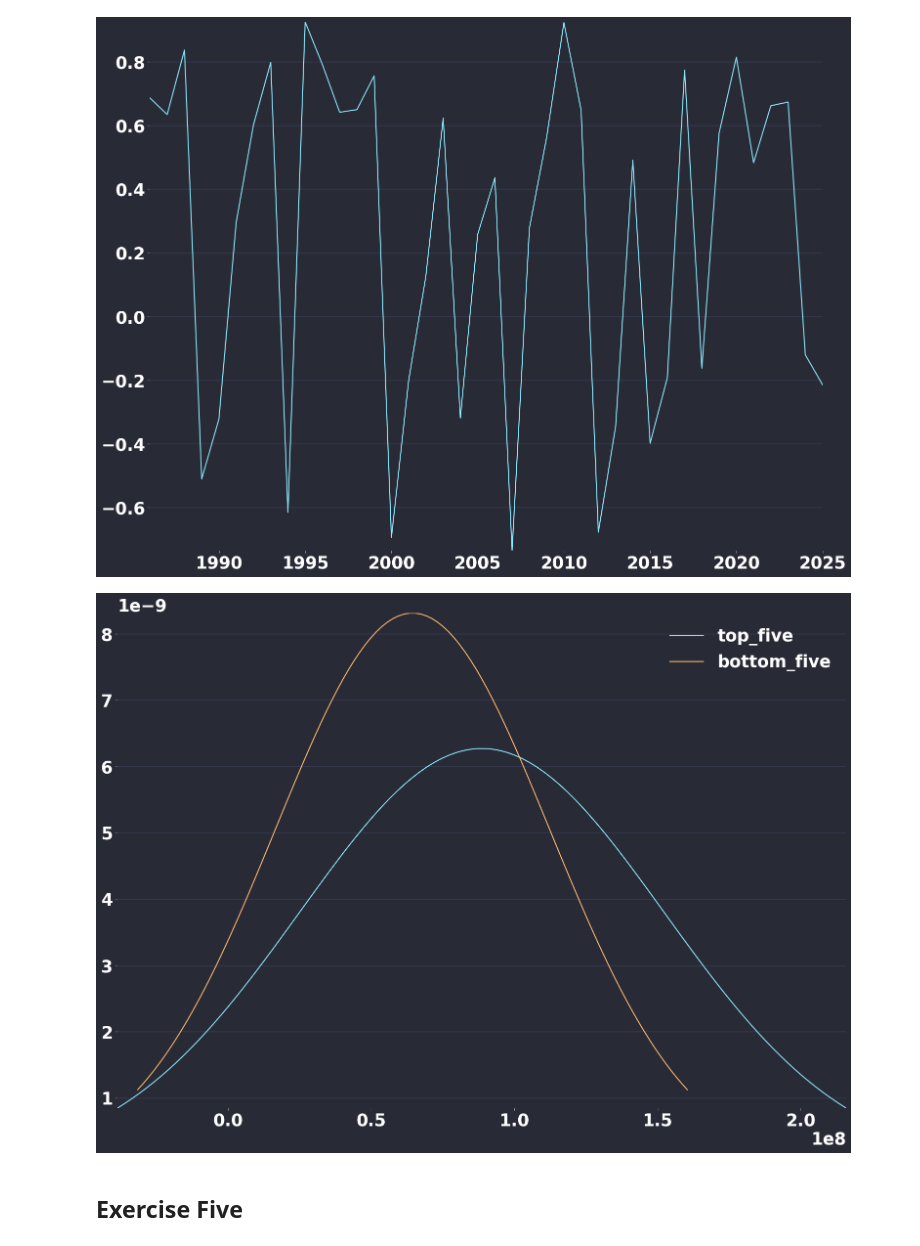
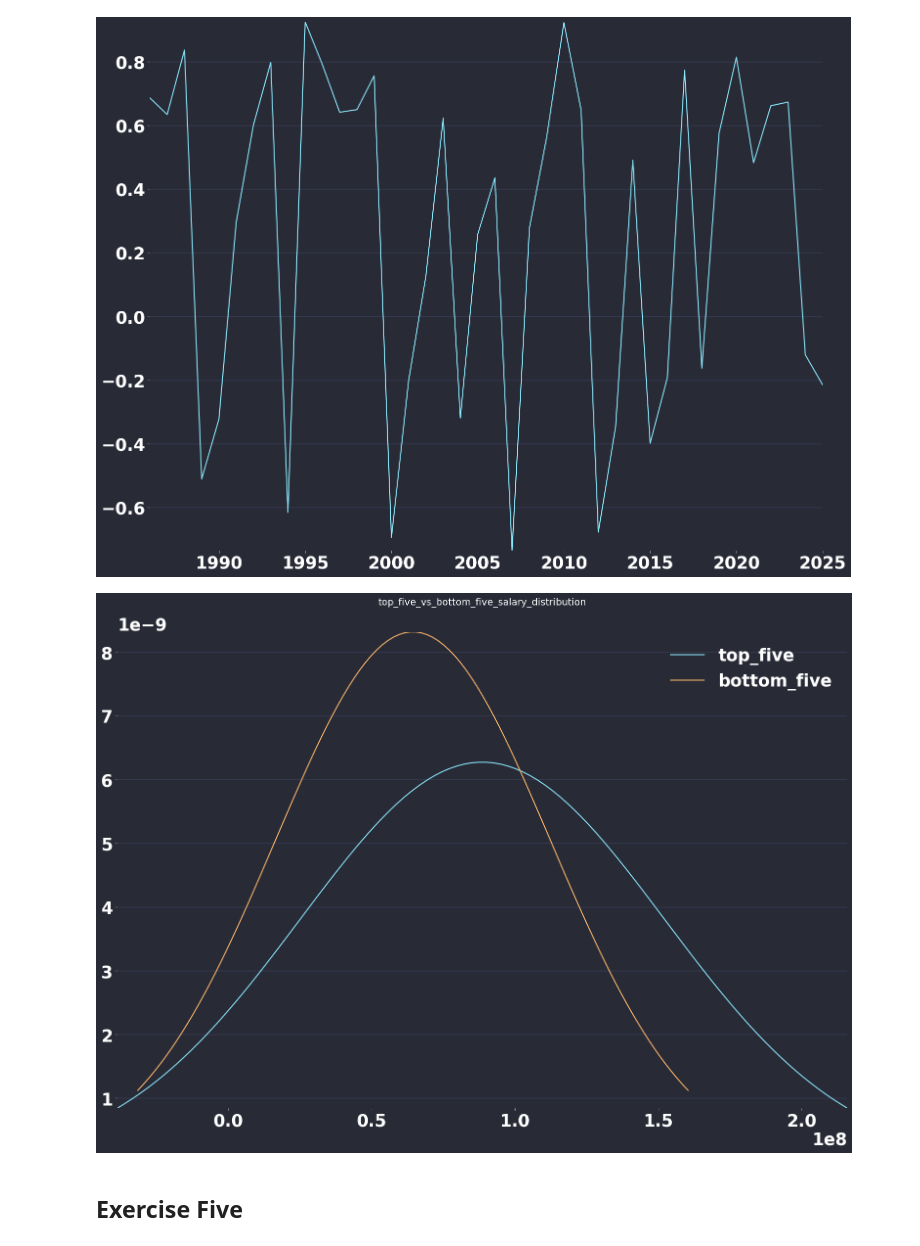
Before and after one commit to Charles-Roush/money-and-sports, a Jupyter notebook: analysis.ipynb, the cells around one changed output. Drawn from its saved outputs; the diff is of its cells as text; code cells hidden in the pictures.

```diff
--- a/analysis.ipynb
+++ b/analysis.ipynb
@@ -67,16 +67,16 @@ pl.SubPlot([[lp]]).plot()
 # %%
 plots = []
 for subset_df, name in zip([top_five, bottom_five], ['top_five', 'bottom_five']):
     b_stats = sl.get_basic_stats(subset_df['salary'])
     std =  b_stats['std']
     mean = b_stats['mean']
     x_vals = np.linspace(mean + 2 * std, mean - 2 * std, 100)
     y_vals = [sl.get_gauss(x_val, mean, std) for x_val in x_vals]
-    plot = pl.LinePlot(x_vals, y_vals, label=name)
+    plot = pl.LinePlot(x_vals, y_vals, label=name, title='top_five_vs_bottom_five_salary_distribution')
     plots.append(plot)
 sp = pl.SubPlot([plots]).plot()
 # %% [output]
-[figure, old version]
+[figure, new version]
 # %% [markdown]
 ## Exercise Five
 # %%
```
Also changed, not shown: parts of 9 cells of this notebook.
